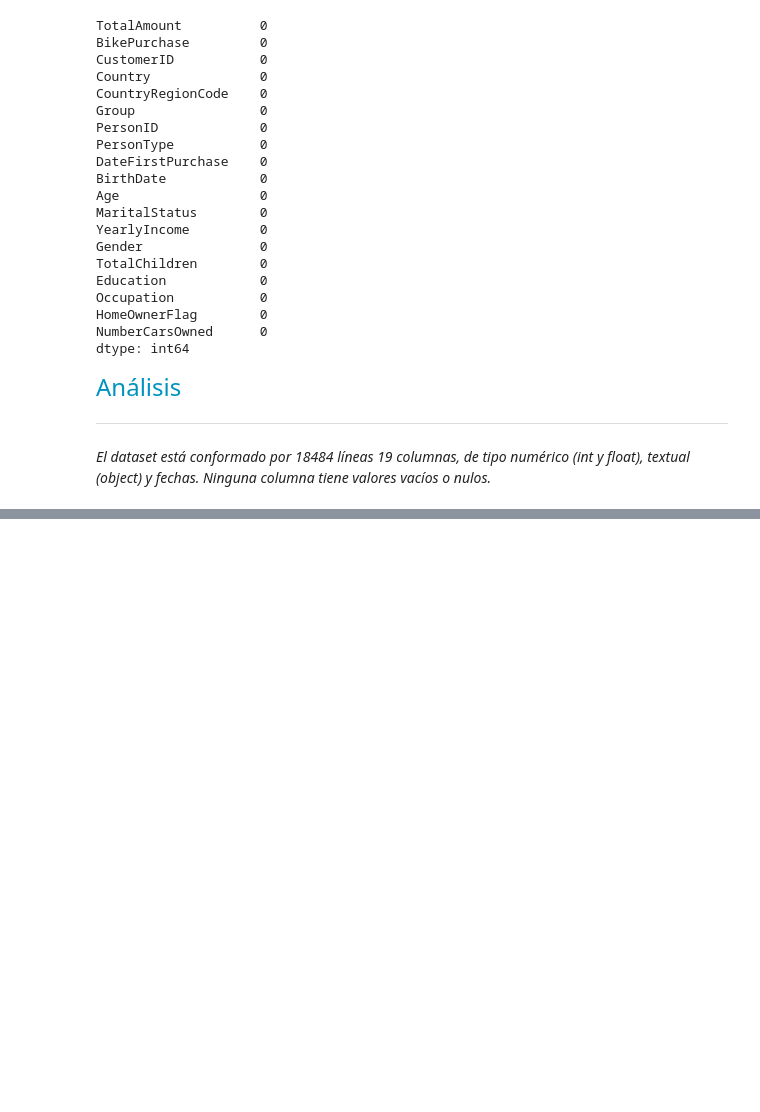
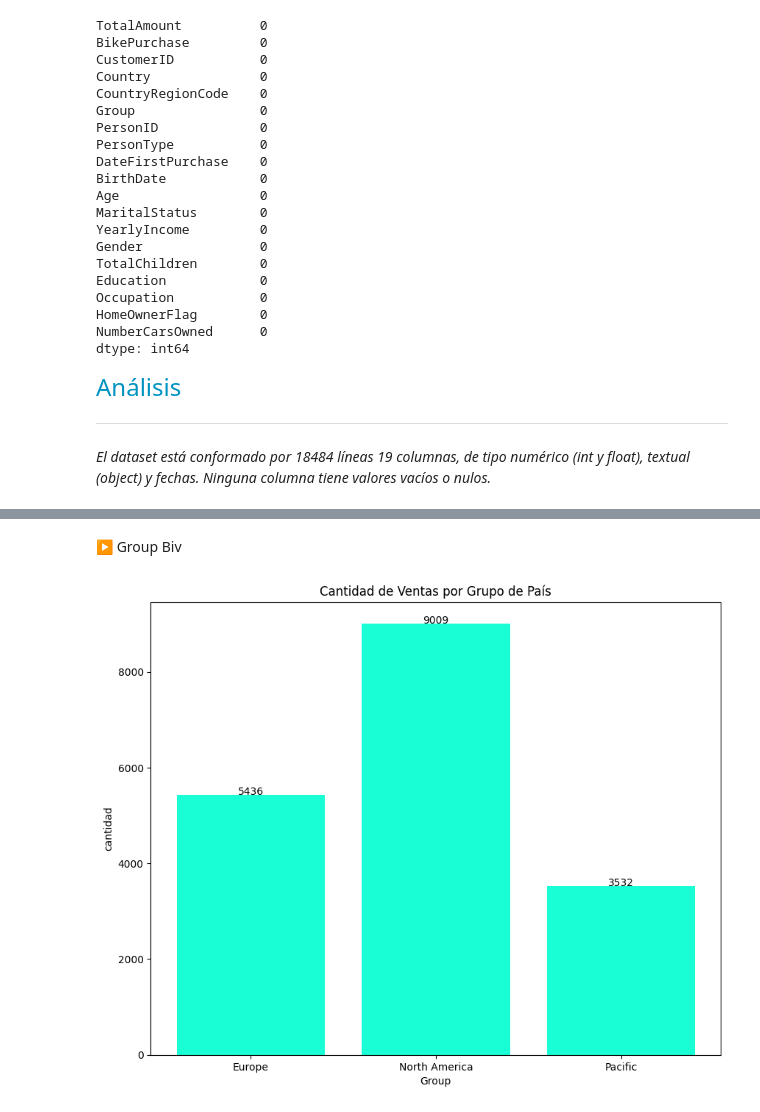
Before and after one commit to anapaccasilva/AdventureWorks, a Jupyter notebook: EDA_AdventureWorks.ipynb, the cells around one changed output, grey strips where cells are left out. Cells and saved outputs as stored; diff of their text form; code cells hidden in the pictures; blank space fills up the shorter version.

```diff
--- a/EDA_AdventureWorks.ipynb
+++ b/EDA_AdventureWorks.ipynb
@@ -105,0 +204,6 @@ dtype: int64
+# %% [markdown]
+▶ Group Biv
+# %%
+barplot_count(customersPurchases, 'Group', 'Cantidad de Ventas por Grupo de País')
+# %% [output]
+[figure, added]
```
Also changed, not shown: parts of 37 cells of this notebook.
